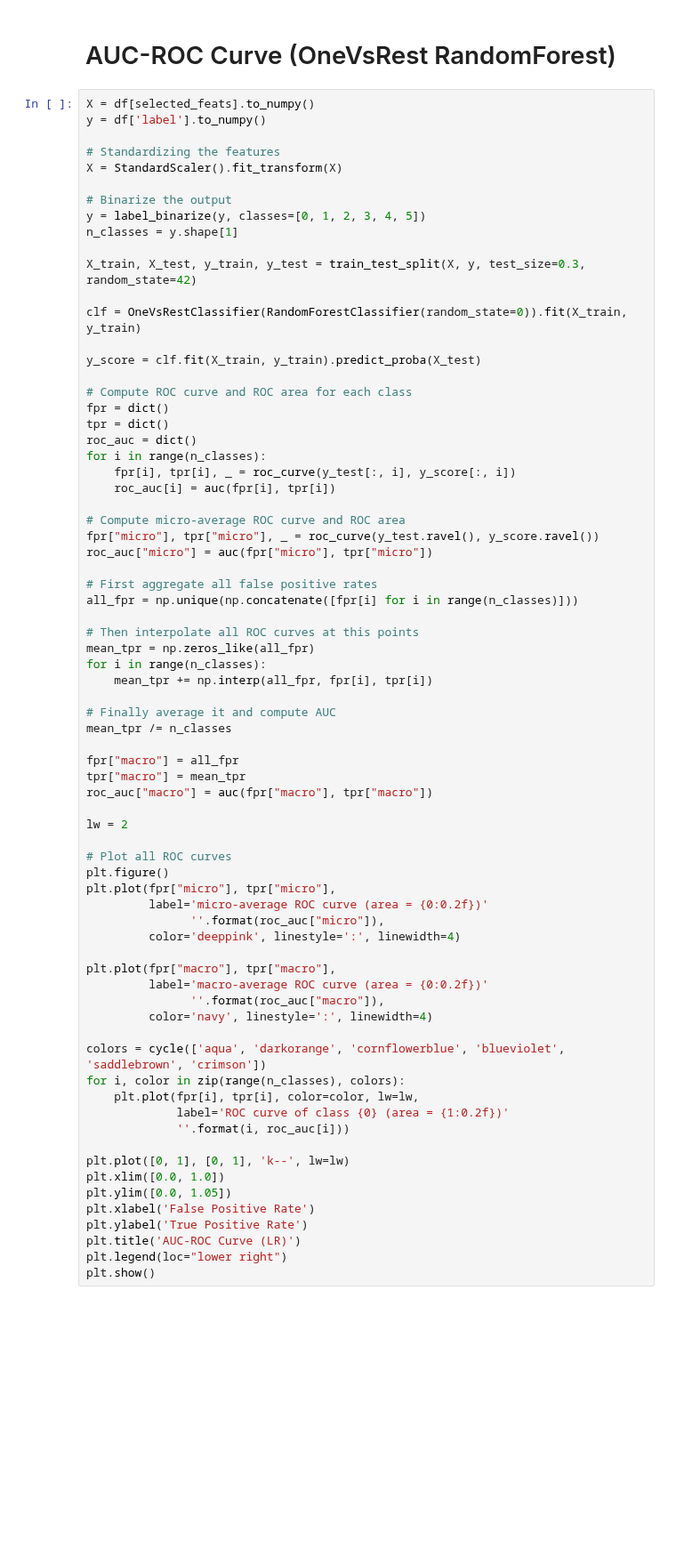
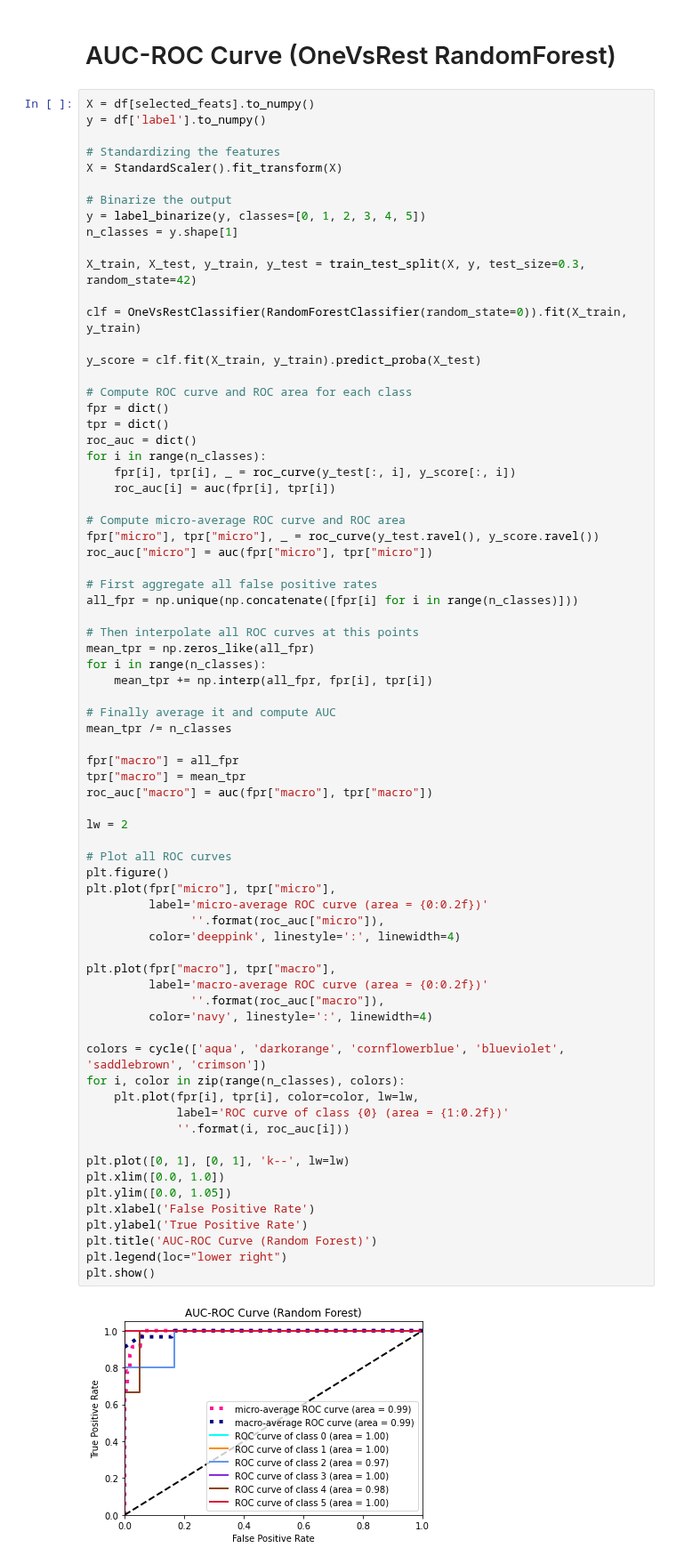
Before and after one commit to robyhartonodev/angewandte-ki-cog-village, a Jupyter notebook: main.ipynb, the cells around one changed output. Shown at 89% size. Drawn from its saved outputs; the diff is of its cells as text; blank space fills up the shorter version.

```diff
--- a/main.ipynb
+++ b/main.ipynb
@@ -467,31 +467,33 @@ fpr["macro"] = all_fpr
 tpr["macro"] = mean_tpr
 roc_auc["macro"] = auc(fpr["macro"], tpr["macro"])
 
 lw = 2
 
 # Plot all ROC curves
 plt.figure()
 plt.plot(fpr["micro"], tpr["micro"],
          label='micro-average ROC curve (area = {0:0.2f})'
                ''.format(roc_auc["micro"]),
          color='deeppink', linestyle=':', linewidth=4)
 
 plt.plot(fpr["macro"], tpr["macro"],
          label='macro-average ROC curve (area = {0:0.2f})'
                ''.format(roc_auc["macro"]),
          color='navy', linestyle=':', linewidth=4)
 
 colors = cycle(['aqua', 'darkorange', 'cornflowerblue', 'blueviolet', 'saddlebrown', 'crimson'])
 for i, color in zip(range(n_classes), colors):
     plt.plot(fpr[i], tpr[i], color=color, lw=lw,
              label='ROC curve of class {0} (area = {1:0.2f})'
              ''.format(i, roc_auc[i]))
 
 plt.plot([0, 1], [0, 1], 'k--', lw=lw)
 plt.xlim([0.0, 1.0])
 plt.ylim([0.0, 1.05])
 plt.xlabel('False Positive Rate')
 plt.ylabel('True Positive Rate')
-plt.title('AUC-ROC Curve (LR)')
+plt.title('AUC-ROC Curve (Random Forest)')
 plt.legend(loc="lower right")
 plt.show()
+# %% [output]
+[figure, added]
```
Also changed, not shown: parts of 1 cell of this notebook.
